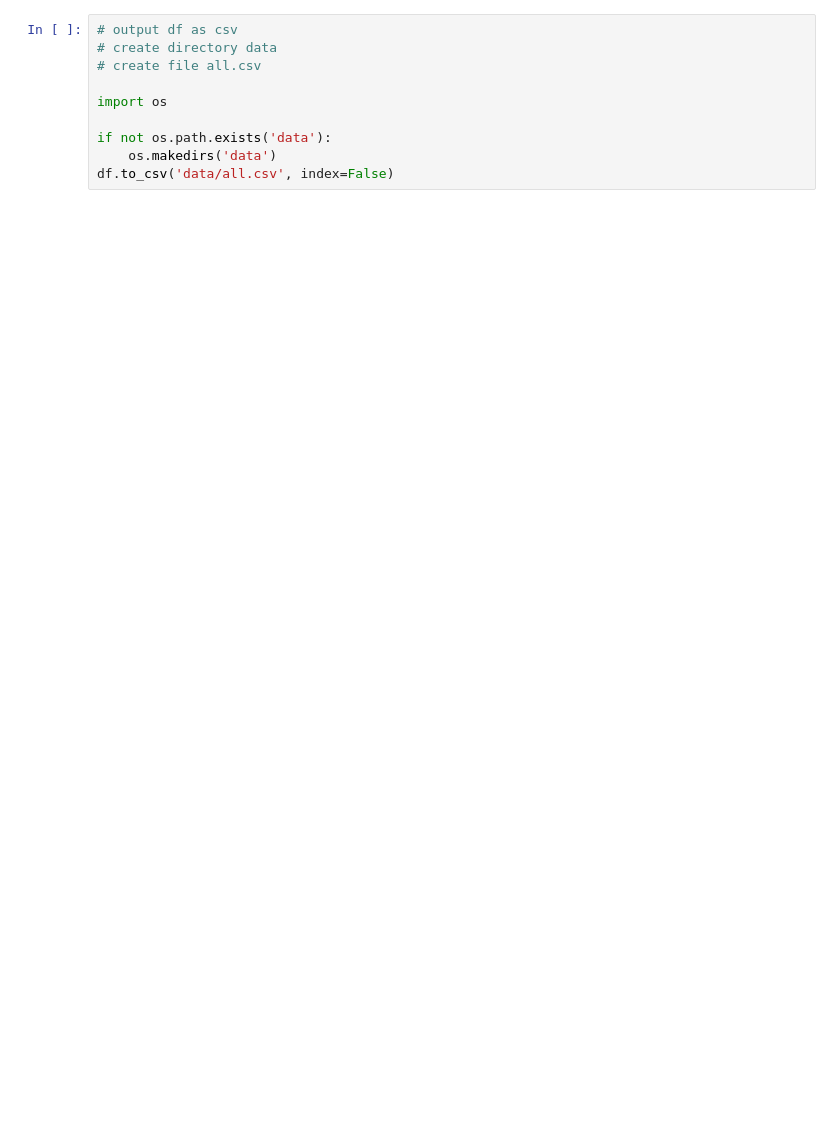
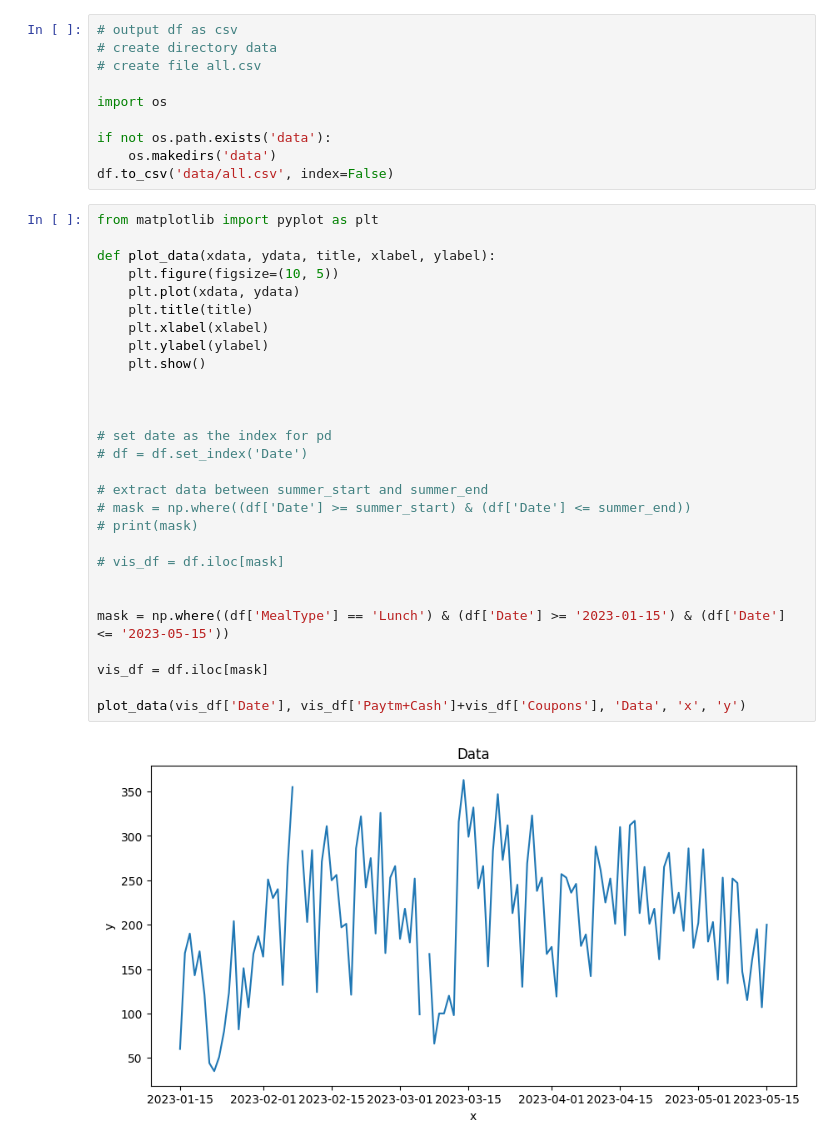
Before and after one commit to NalishJain/Optimizing-Campus-Dining, a Jupyter notebook: formatter.ipynb, the cells around one changed output. Cells and saved outputs as stored; diff of their text form; blank space fills up the shorter version.

Commit message:
add visuals

```diff
--- a/formatter.ipynb
+++ b/formatter.ipynb
@@ -781,3 +917,33 @@ import os
 if not os.path.exists('data'):
     os.makedirs('data')
 df.to_csv('data/all.csv', index=False)
+# %%
+from matplotlib import pyplot as plt
+
+def plot_data(xdata, ydata, title, xlabel, ylabel):
+    plt.figure(figsize=(10, 5))
+    plt.plot(xdata, ydata)
+    plt.title(title)
+    plt.xlabel(xlabel)
+    plt.ylabel(ylabel)
+    plt.show()
+
+
+
+# set date as the index for pd
+# df = df.set_index('Date')
+
+# extract data between summer_start and summer_end
+# mask = np.where((df['Date'] >= summer_start) & (df['Date'] <= summer_end))
+# print(mask)
+
+# vis_df = df.iloc[mask]
+
+
+mask = np.where((df['MealType'] == 'Lunch') & (df['Date'] >= '2023-01-15') & (df['Date'] <= '2023-05-15'))
+
+vis_df = df.iloc[mask]
+
+plot_data(vis_df['Date'], vis_df['Paytm+Cash']+vis_df['Coupons'], 'Data', 'x', 'y')
+# %% [output]
+[figure, added]
```
Also changed, not shown: parts of 15 cells of this notebook, 1 other file.
